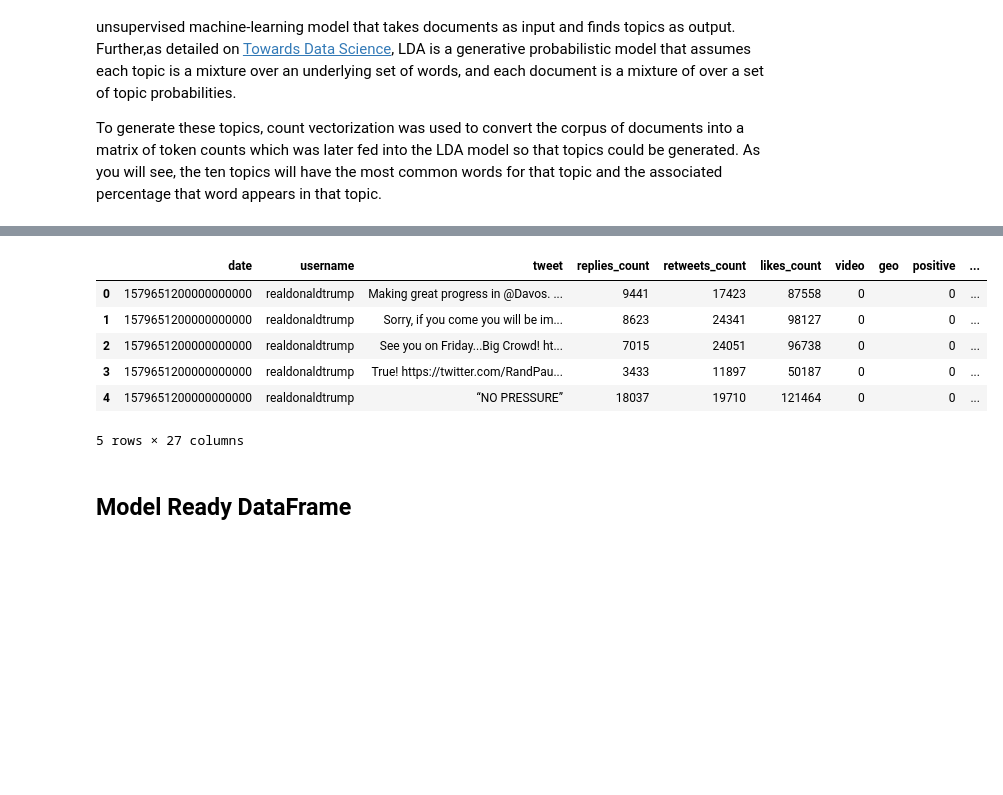
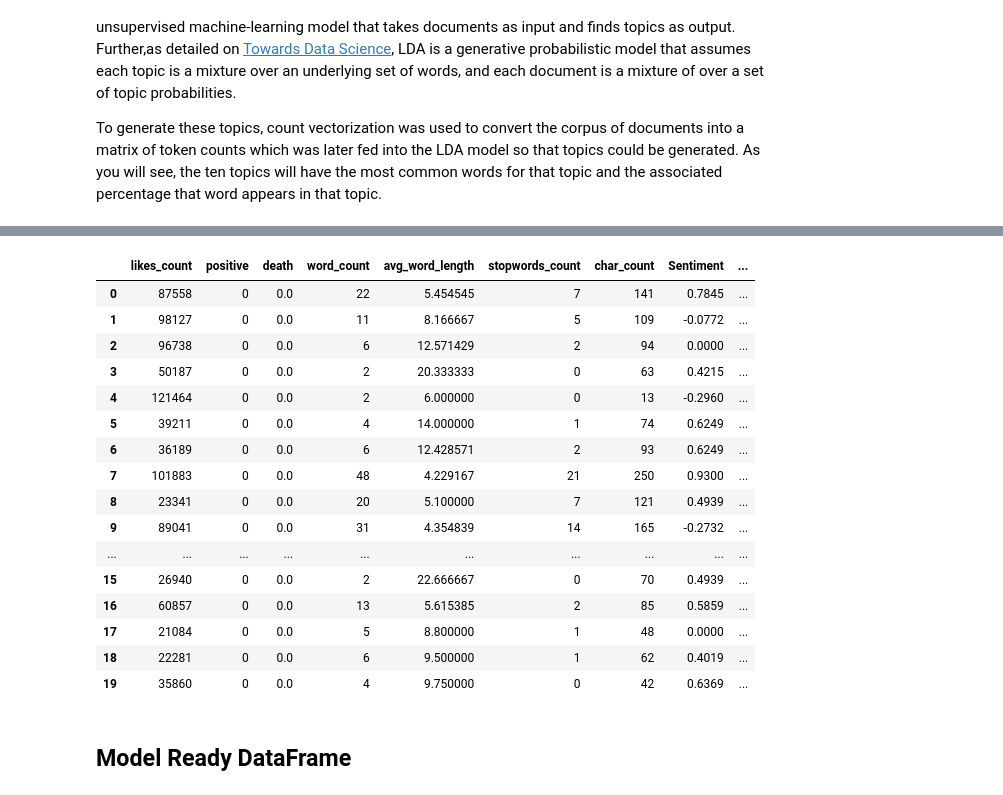
Before and after one commit to jdsmithwes/Capstone-Project, a Jupyter notebook: Dataset_creation_notebook.ipynb, the cells around one changed output, grey strips where cells are left out. Saved outputs shown, nothing was run; the diff lists cells and outputs as text; code cells hidden in the pictures; blank space fills up the shorter version.

```diff
--- a/Dataset_creation_notebook.ipynb
+++ b/Dataset_creation_notebook.ipynb
@@ -261,15 +261,25 @@ for key in [1]:
 #Creation of Target Column
 Master_Tweet_dataset['Target'] = Master_Tweet_dataset['Topic'].map(category_dict)
 # %%
-Master_Tweet_dataset.head()
+Master_Tweet_dataset.head(20)
 # %% [output]
-|  | date | username | tweet | replies_count | retweets_count | likes_count | video | geo | positive | ... |
-| 0 | 1579651200000000000 | realdonaldtrump | Making great progress in @Davos. ... | 9441 | 17423 | 87558 | 0 |  | 0 | ... |
-| 1 | 1579651200000000000 | realdonaldtrump | Sorry, if you come you will be im... | 8623 | 24341 | 98127 | 0 |  | 0 | ... |
-| 2 | 1579651200000000000 | realdonaldtrump | See you on Friday...Big Crowd! ht... | 7015 | 24051 | 96738 | 0 |  | 0 | ... |
-| 3 | 1579651200000000000 | realdonaldtrump | True! https://twitter.com/RandPau... | 3433 | 11897 | 50187 | 0 |  | 0 | ... |
-| 4 | 1579651200000000000 | realdonaldtrump | “NO PRESSURE” | 18037 | 19710 | 121464 | 0 |  | 0 | ... |
+|  | likes_count | positive | death | word_count | avg_word_length | stopwords_count | char_count | Sentiment | ... |
+| 0 | 87558 | 0 | 0.0 | 22 | 5.454545 | 7 | 141 | 0.7845 | ... |
+| 1 | 98127 | 0 | 0.0 | 11 | 8.166667 | 5 | 109 | -0.0772 | ... |
+| 2 | 96738 | 0 | 0.0 | 6 | 12.571429 | 2 | 94 | 0.0000 | ... |
+| 3 | 50187 | 0 | 0.0 | 2 | 20.333333 | 0 | 63 | 0.4215 | ... |
+| 4 | 121464 | 0 | 0.0 | 2 | 6.000000 | 0 | 13 | -0.2960 | ... |
+| 5 | 39211 | 0 | 0.0 | 4 | 14.000000 | 1 | 74 | 0.6249 | ... |
+| 6 | 36189 | 0 | 0.0 | 6 | 12.428571 | 2 | 93 | 0.6249 | ... |
+| 7 | 101883 | 0 | 0.0 | 48 | 4.229167 | 21 | 250 | 0.9300 | ... |
+| 8 | 23341 | 0 | 0.0 | 20 | 5.100000 | 7 | 121 | 0.4939 | ... |
+| 9 | 89041 | 0 | 0.0 | 31 | 4.354839 | 14 | 165 | -0.2732 | ... |
+| ... | ... | ... | ... | ... | ... | ... | ... | ... | ... |
+| 15 | 26940 | 0 | 0.0 | 2 | 22.666667 | 0 | 70 | 0.4939 | ... |
+| 16 | 60857 | 0 | 0.0 | 13 | 5.615385 | 2 | 85 | 0.5859 | ... |
+| 17 | 21084 | 0 | 0.0 | 5 | 8.800000 | 1 | 48 | 0.0000 | ... |
+| 18 | 22281 | 0 | 0.0 | 6 | 9.500000 | 1 | 62 | 0.4019 | ... |
+| 19 | 35860 | 0 | 0.0 | 4 | 9.750000 | 0 | 42 | 0.6369 | ... |
-5 rows × 27 columns
 # %%
 #Saving DF for use in other notebooks
 pickle.dump(Master_Tweet_dataset,open('pickles/Master_Tweet_datasetfull.pickle','wb'))
```
Also changed, not shown: parts of 1 cell of this notebook.
